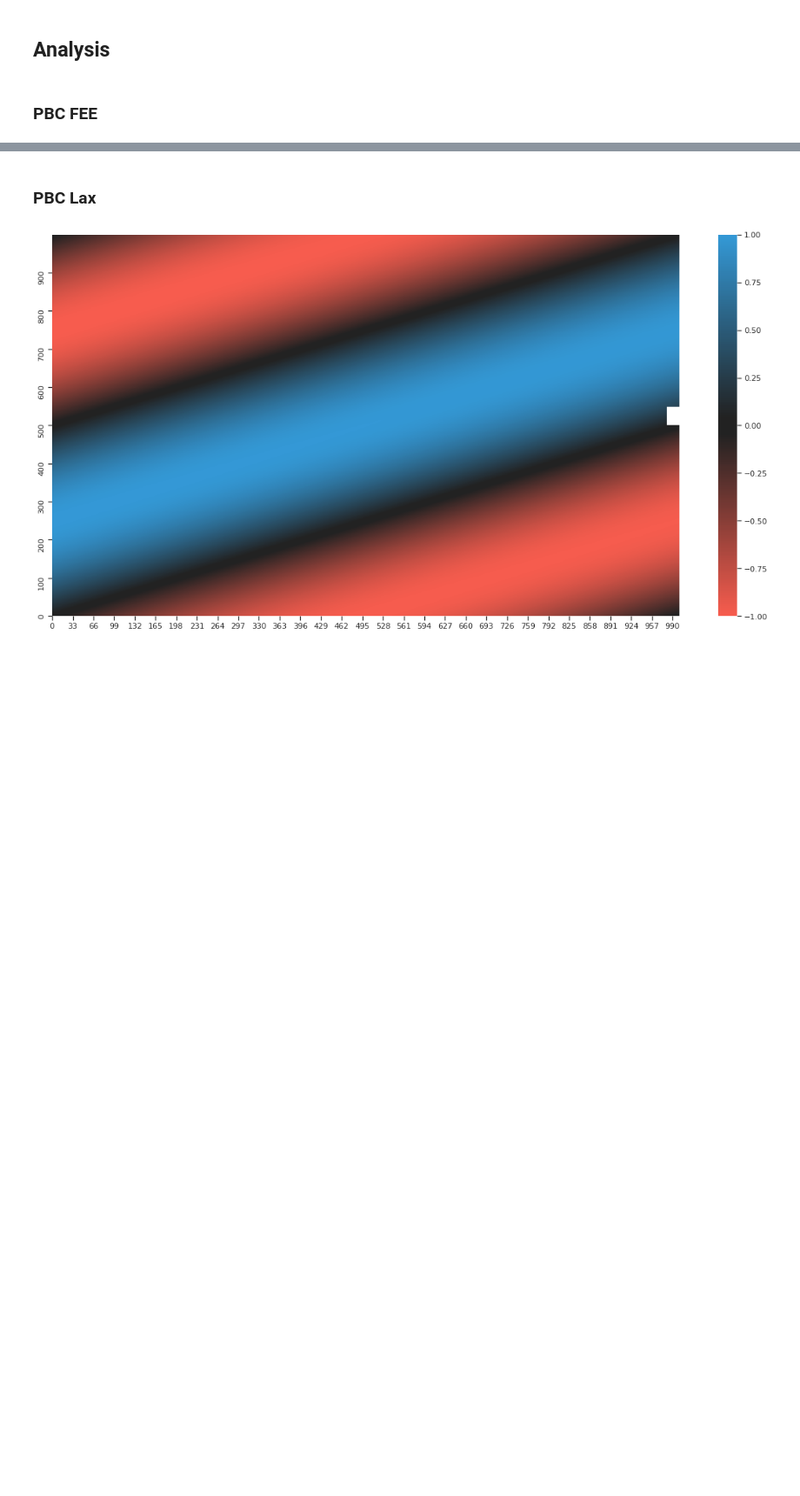
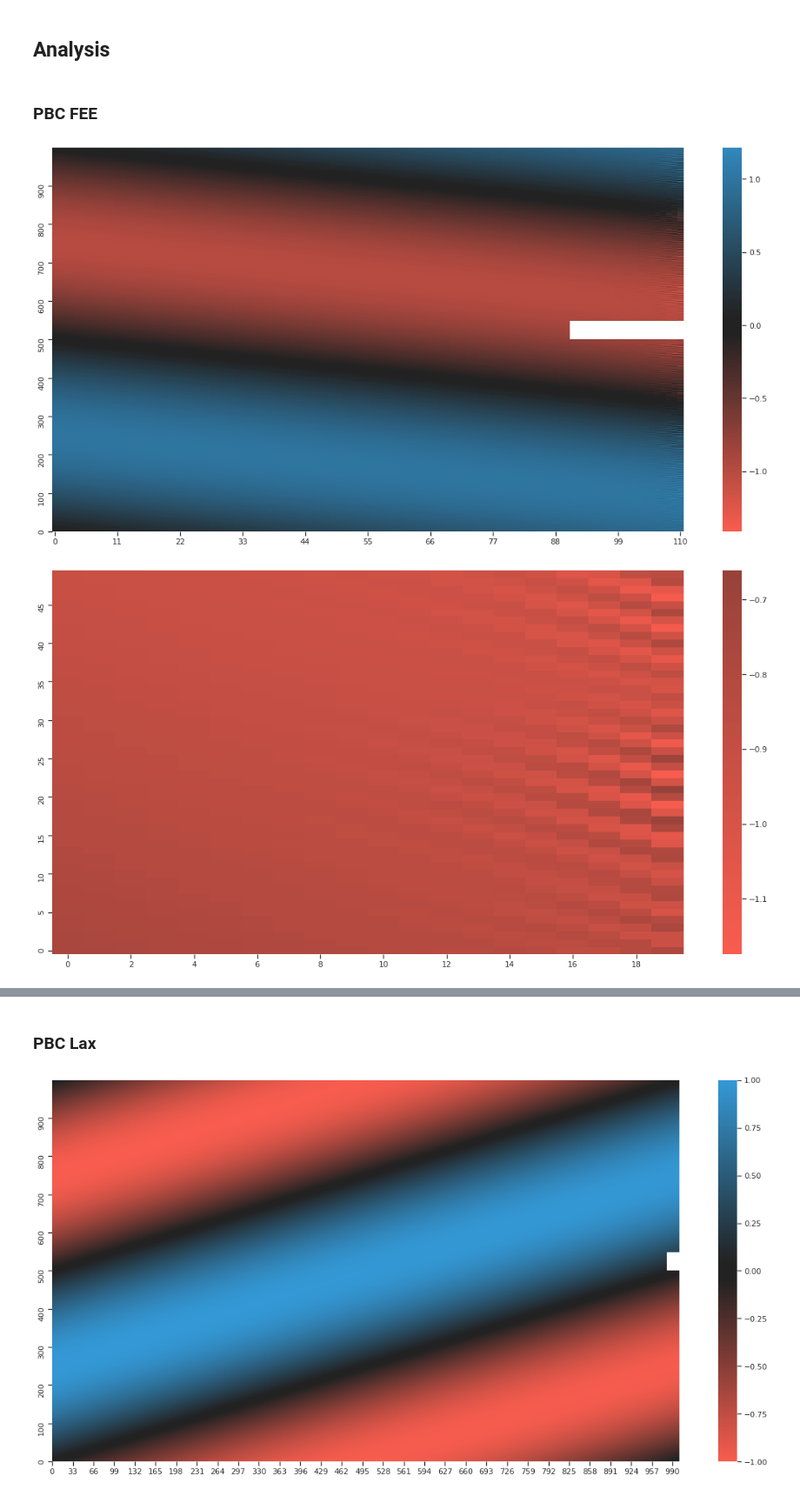
Before and after one commit to alecandido/fluiddynamics, a Jupyter notebook: experiments/grid_methods.ipynb, the cells around one changed output, grey strips where cells are left out. Shown: that part at 87% size. Cells and saved outputs as stored; diff of their text form; code cells hidden in the pictures; blank space fills up the shorter version.

```diff
--- a/experiments/grid_methods.ipynb
+++ b/experiments/grid_methods.ipynb
@@ -175,0 +187,18 @@ def ocbc(theory, setup, bc=(1, 1), evolution_step=lambda x, *args: x):
+# %%
+@nb.njit
+def main_loop(rho_t0, n_t, evolution_step, alpha):
+    rho_tm = rho_t0.copy()
+    rho = rho_tm.reshape((1,rho_tm.size))
+
+    for i in range(n_t):
+        # evolve
+        rho_tm1 = evolution_step(rho_tm, alpha)
+
+        # update current
+        rho_tm = rho_tm1
+
+        # take a snapshot
+        if i % (n_t // 100) == 0:
+            rho = np.vstack((rho, rho_tm1.copy().reshape((1, rho_tm1.size))))
+
+    return rho.T
@@ -206,6 +269,27 @@ def windowed_evolution(rho, window):
     ax_wind.invert_yaxis()
 # %% [markdown]
 ### PBC FEE
+# %%
+theory_pbc_fee = dict(alpha=0.5)
+
+n_t = 330
+n_x = 1000
+setup_pbc_fee = dict(
+    n_t=n_t,
+    n_x=n_x,
+    ic=ic_sin(0., 2, n_x)
+)
+
+# run
+rho_pbc_fee = runner(theory_pbc_fee, setup_pbc_fee, evolution_step=fee)
+# %%
+n_x, n_t = rho_pbc_fee.shape
+window = (n_x // 2, n_x // 2 + 50), (n_t - 20, n_t)
+
+windowed_evolution(rho_pbc_fee, window)
+# %% [output]
+[figure, added]
+[figure, added]
 # %%
 theory_pbc_fee = dict(alpha=0.5)
 
```
Also changed, not shown: parts of 21 cells of this notebook, 1 other file.
